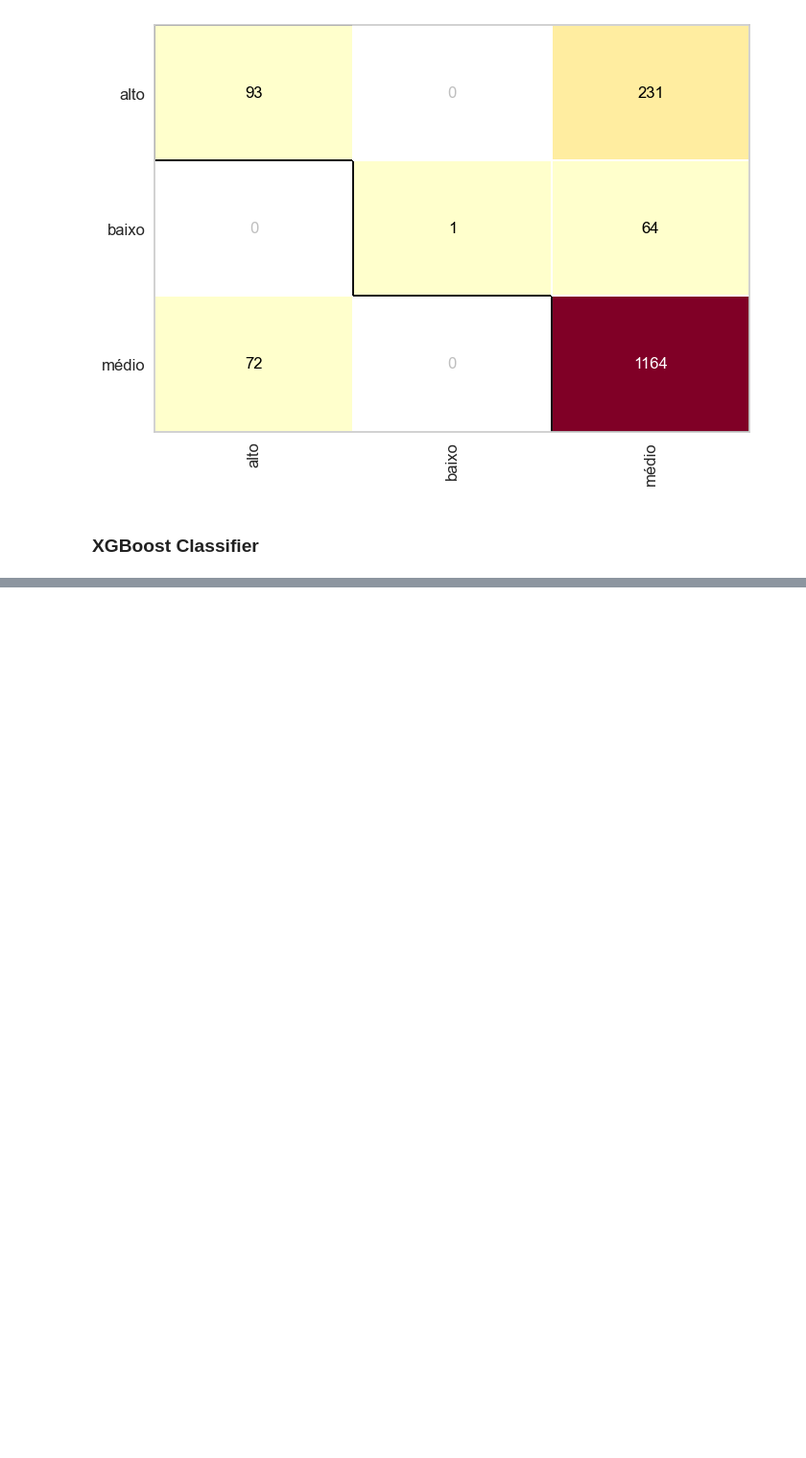
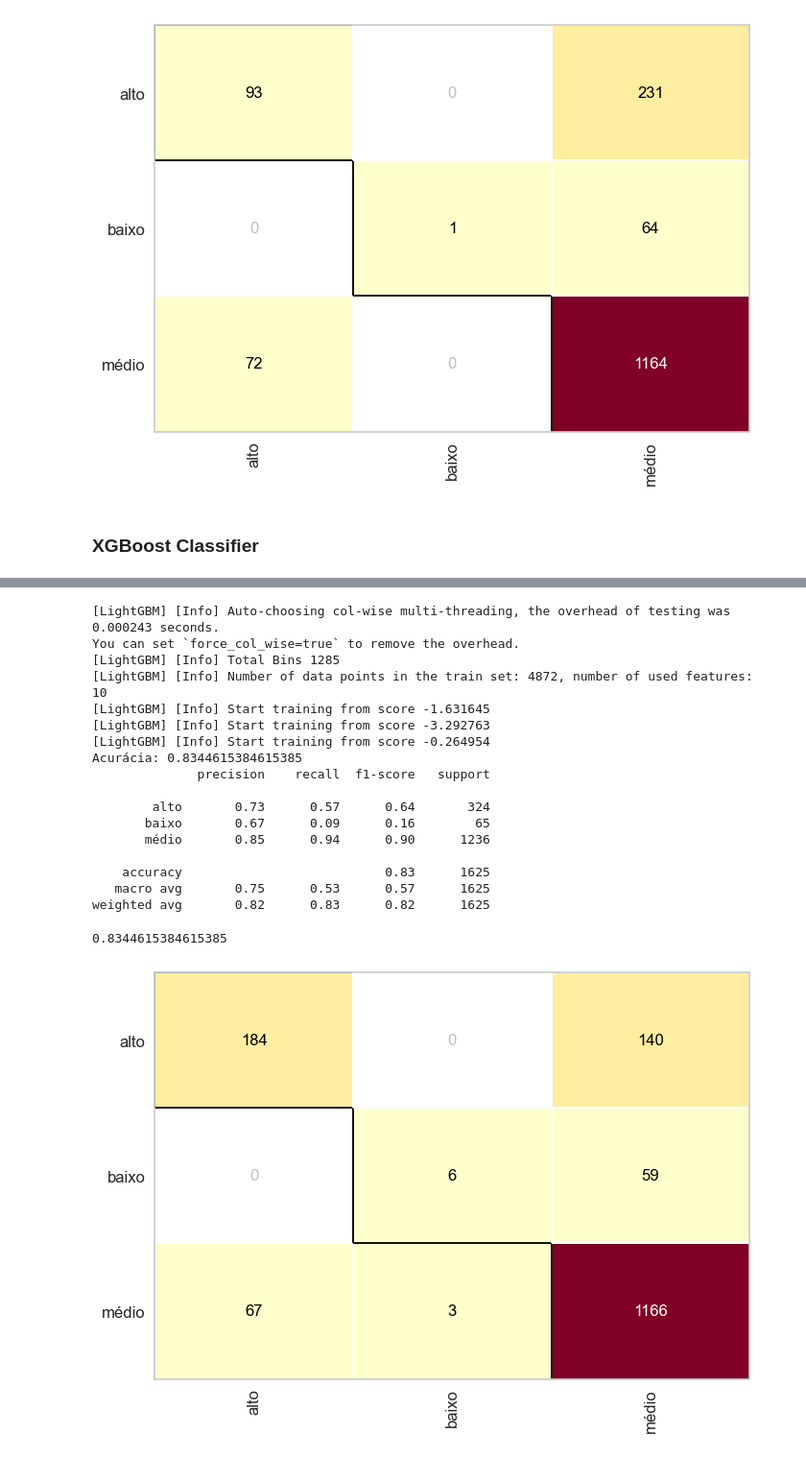
Before and after one commit to 022Vinicius/qualidade_vinho, a Jupyter notebook: qualidade_vinho.ipynb, the cells around one changed output, grey strips where cells are left out. Shown: that part at 96% size. Drawn from its saved outputs; the diff is of its cells as text; code cells hidden in the pictures; blank space fills up the shorter version.

```diff
--- a/qualidade_vinho.ipynb
+++ b/qualidade_vinho.ipynb
@@ -470,0 +522,40 @@ ValueError: Invalid classes inferred from unique values of `y`.  Expected: [0 1
+# %%
+from lightgbm import LGBMClassifier
+from sklearn.metrics import accuracy_score, classification_report
+from yellowbrick.classifier import ConfusionMatrix
+
+# Modelo
+lgbm_model = LGBMClassifier(random_state=0)
+lgbm_model.fit(X_treinamento, y_treinamento)
+
+# Previsões
+y_pred_lgbm = lgbm_model.predict(X_teste)
+
+# Avaliação
+print("Acurácia:", accuracy_score(y_teste, y_pred_lgbm))
+print(classification_report(y_teste, y_pred_lgbm))
+
+# Matriz de confusão
+cm = ConfusionMatrix(lgbm_model)
+cm.fit(X_treinamento, y_treinamento)
+cm.score(X_teste, y_teste)
+# %% [output]
+[LightGBM] [Info] Auto-choosing col-wise multi-threading, the overhead of testing was 0.000243 seconds.
+You can set `force_col_wise=true` to remove the overhead.
+[LightGBM] [Info] Total Bins 1285
+[LightGBM] [Info] Number of data points in the train set: 4872, number of used features: 10
+[LightGBM] [Info] Start training from score -1.631645
+[LightGBM] [Info] Start training from score -3.292763
+[LightGBM] [Info] Start training from score -0.264954
+Acurácia: 0.8344615384615385
+              precision    recall  f1-score   support
+
+        alto       0.73      0.57      0.64       324
+       baixo       0.67      0.09      0.16        65
+       médio       0.85      0.94      0.90      1236
+
+    accuracy                           0.83      1625
+   macro avg       0.75      0.53      0.57      1625
+weighted avg       0.82      0.83      0.82      1625
+0.8344615384615385
+[figure, added]
```
Also changed, not shown: parts of 4 cells of this notebook.
